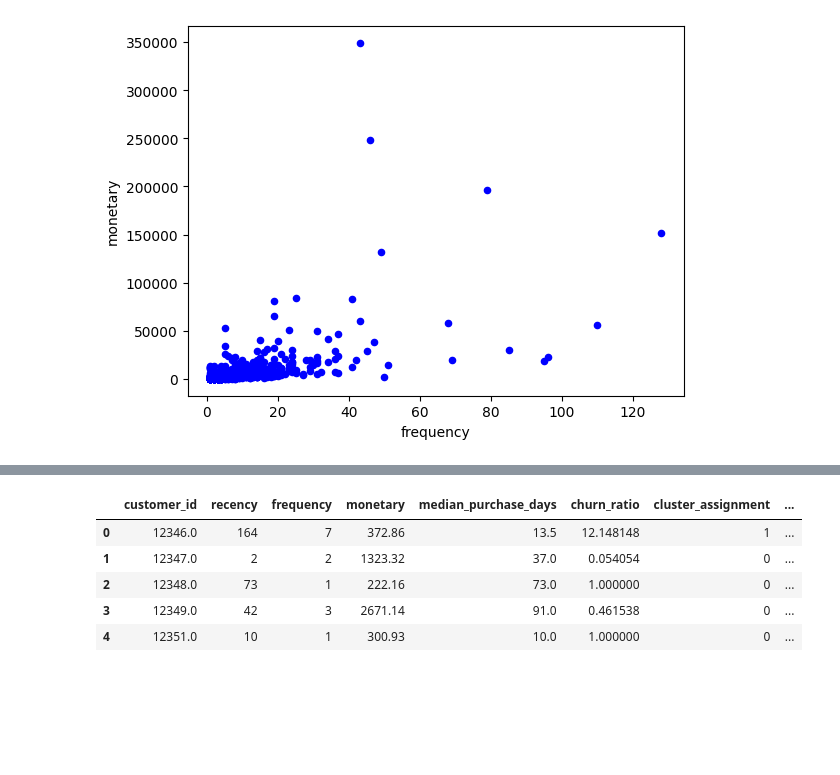
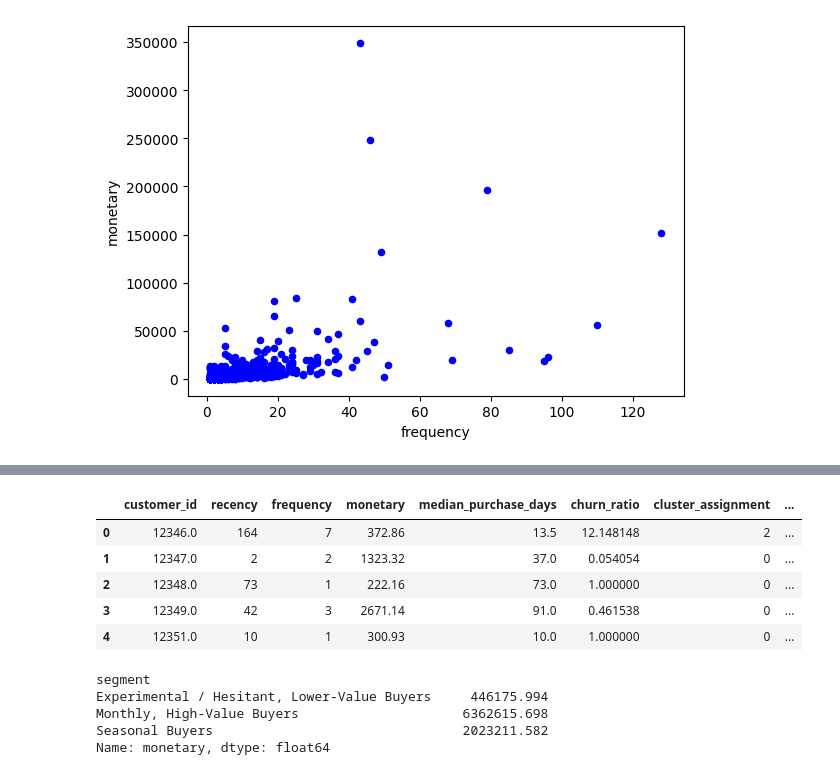
Before and after one commit to nkeeley/gifts_exercise, a Jupyter notebook: notebooks/data_exploration.ipynb, the cells around one changed output, grey strips where cells are left out. Cells and saved outputs as stored; diff of their text form; code cells hidden in the pictures; blank space fills up the shorter version.

```diff
--- a/notebooks/data_exploration.ipynb
+++ b/notebooks/data_exploration.ipynb
@@ -209,7 +209,8 @@ customer_df.plot.scatter(x="frequency", y="monetary", color="blue")
 [figure]
 # %%
 ## Create the kmeans df with normalization
-kmeans_df=customer_df[["recency","frequency","monetary"]]
+customer_df['monetary_log'] = np.log1p(customer_df['monetary'])
+kmeans_df=customer_df[["recency","frequency","monetary_log"]]
 # kmeans_df.head()
 
 ## Normalize the data
@@ -279,20 +280,29 @@ cluster_summary
 # %%
 ## Customer segment assignment
 cluster_map = {
     0: 'Seasonal Buyers',
-    1: 'Experimental / Hesitant Buyers',
-    2: 'Consistent / Weekly, High-Value Buyers'
+    1: 'Monthly, High-Value Buyers',
+    2: 'Experimental / Hesitant, Lower-Value Buyers'
 }
 
 customer_df['segment'] = customer_df['cluster_assignment'].map(cluster_map)
 customer_df.head()
 # %% [output]
 |  | customer_id | recency | frequency | monetary | median_purchase_days | churn_ratio | cluster_assignment | ... |
-| 0 | 12346.0 | 164 | 7 | 372.86 | 13.5 | 12.148148 | 1 | ... |
+| 0 | 12346.0 | 164 | 7 | 372.86 | 13.5 | 12.148148 | 2 | ... |
 | 1 | 12347.0 | 2 | 2 | 1323.32 | 37.0 | 0.054054 | 0 | ... |
 | 2 | 12348.0 | 73 | 1 | 222.16 | 73.0 | 1.000000 | 0 | ... |
 | 3 | 12349.0 | 42 | 3 | 2671.14 | 91.0 | 0.461538 | 0 | ... |
 | 4 | 12351.0 | 10 | 1 | 300.93 | 10.0 | 1.000000 | 0 | ... |
+# %%
+## Sanity check segmentation
+customer_df.groupby('segment')['monetary'].sum()
+# %% [output]
+segment
+Experimental / Hesitant, Lower-Value Buyers     446175.994
+Monthly, High-Value Buyers                     6362615.698
+Seasonal Buyers                                2023211.582
+Name: monetary, dtype: float64
 # %%
 ## Visualize segmentation
 import plotly.express as px
```
Also changed, not shown: parts of 4 cells of this notebook, 4 other files.
